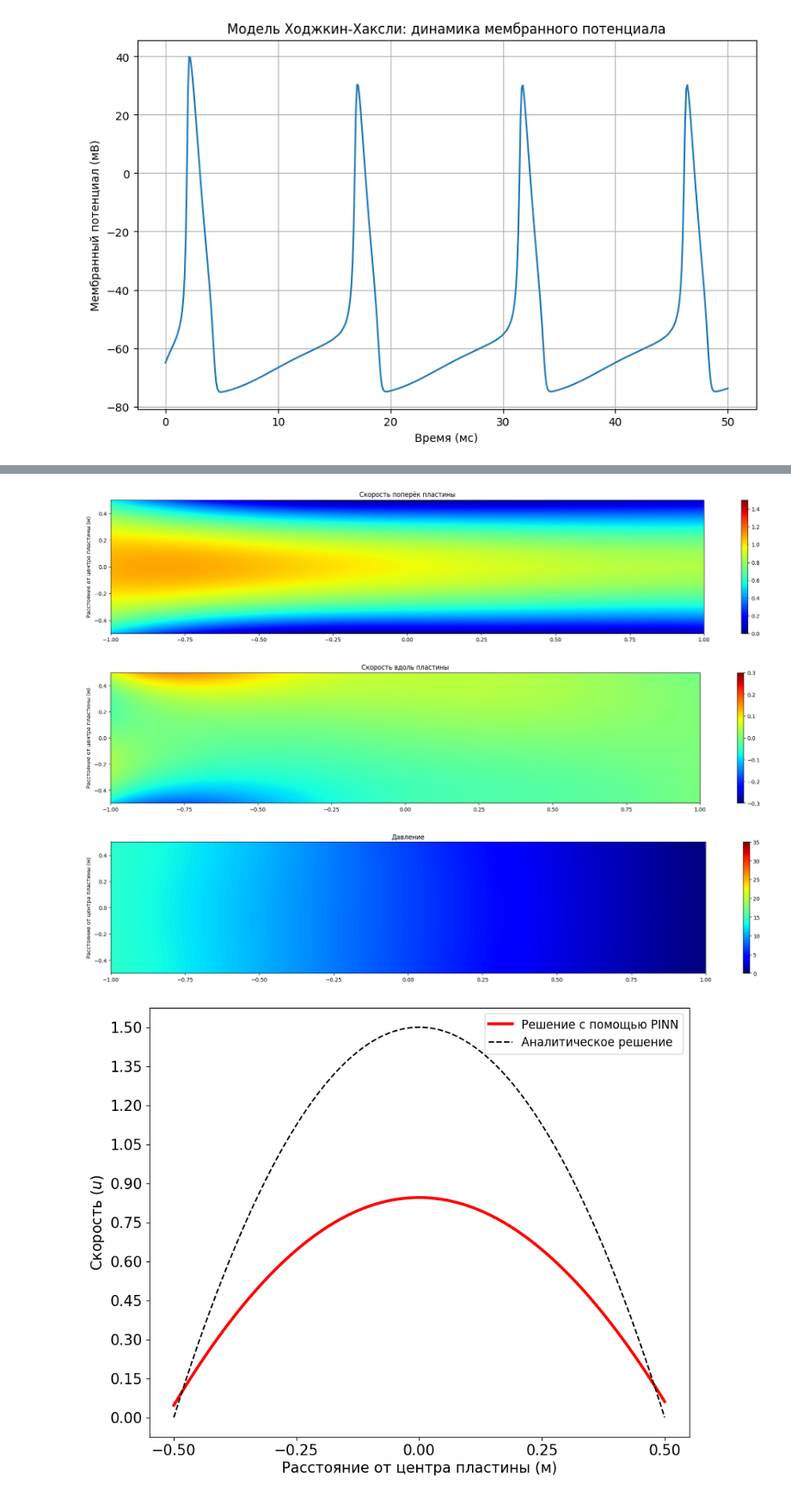
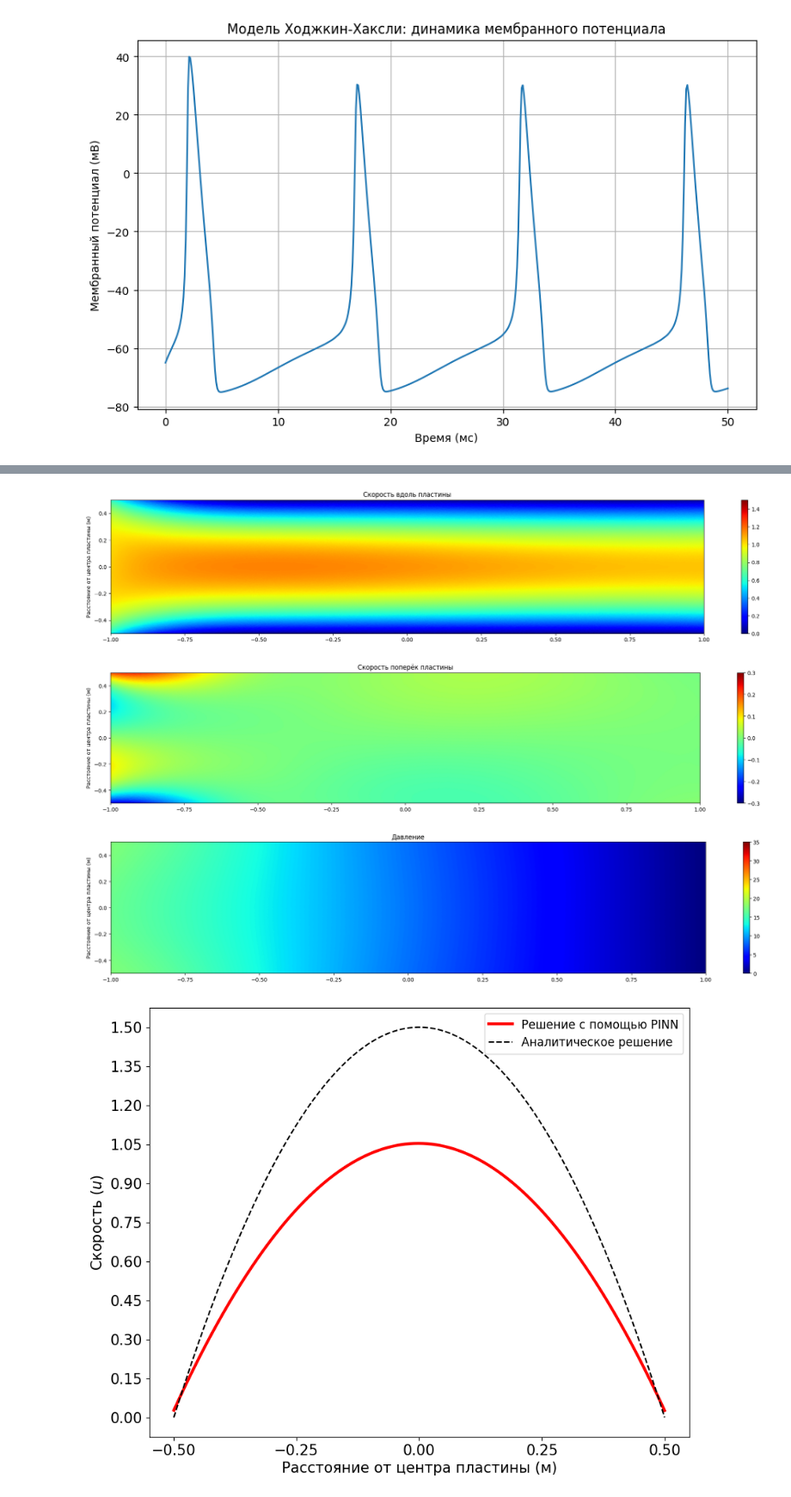
Before and after one commit to atrepalin/Report, a Jupyter notebook: Доклад.ipynb, the cells around one changed output, grey strips where cells are left out. Shown at 86% size. Saved outputs shown, nothing was run; the diff lists cells and outputs as text; code cells hidden in the pictures.

```diff
--- a/Доклад.ipynb
+++ b/Доклад.ipynb
@@ -561,7 +582,7 @@ data = dde.data.PDE(
     num_test=100,
 )
 
-layer_size = [2] + [20] * 5 + [3]
+layer_size = [2] + [64] * 5 + [3]
 activation = "tanh"
 initializer = "Glorot uniform"
 
@@ -570,7 +591,7 @@ net = dde.maps.FNN(layer_size, activation, initializer)
 model = dde.Model(data, net)
 model.compile("adam", lr=1e-3)
 
-losshistory, train_state = model.train(epochs=5000)
+losshistory, train_state = model.train(epochs=10000)
 dde.saveplot(losshistory, train_state, issave=False, isplot=True)
 
 samples = geom.random_points(1000000)
@@ -578,7 +599,7 @@ result = model.predict(samples)
 color_legend = [[0, 1.5], [-0.3, 0.3], [0, 35]]
 
 for idx, title in enumerate(
-    ["Скорость поперёк пластины", "Скорость вдоль пластины", "Давление"]
+    ["Скорость вдоль пластины", "Скорость поперёк пластины", "Давление"]
 ):
     plt.figure(figsize=(20, 4))
     plt.scatter(samples[:, 0], samples[:, 1], c=result[:, idx], cmap="jet", s=2)
@@ -633,4 +654,4 @@ Step      Train loss
-[figure, old version]
+[figure, new version]
-[figure, old version]
+[figure, new version]
-[figure, old version]
+[figure, new version]
-[figure, old version]
+[figure, new version]
```
Also changed, not shown: parts of 13 cells of this notebook.
